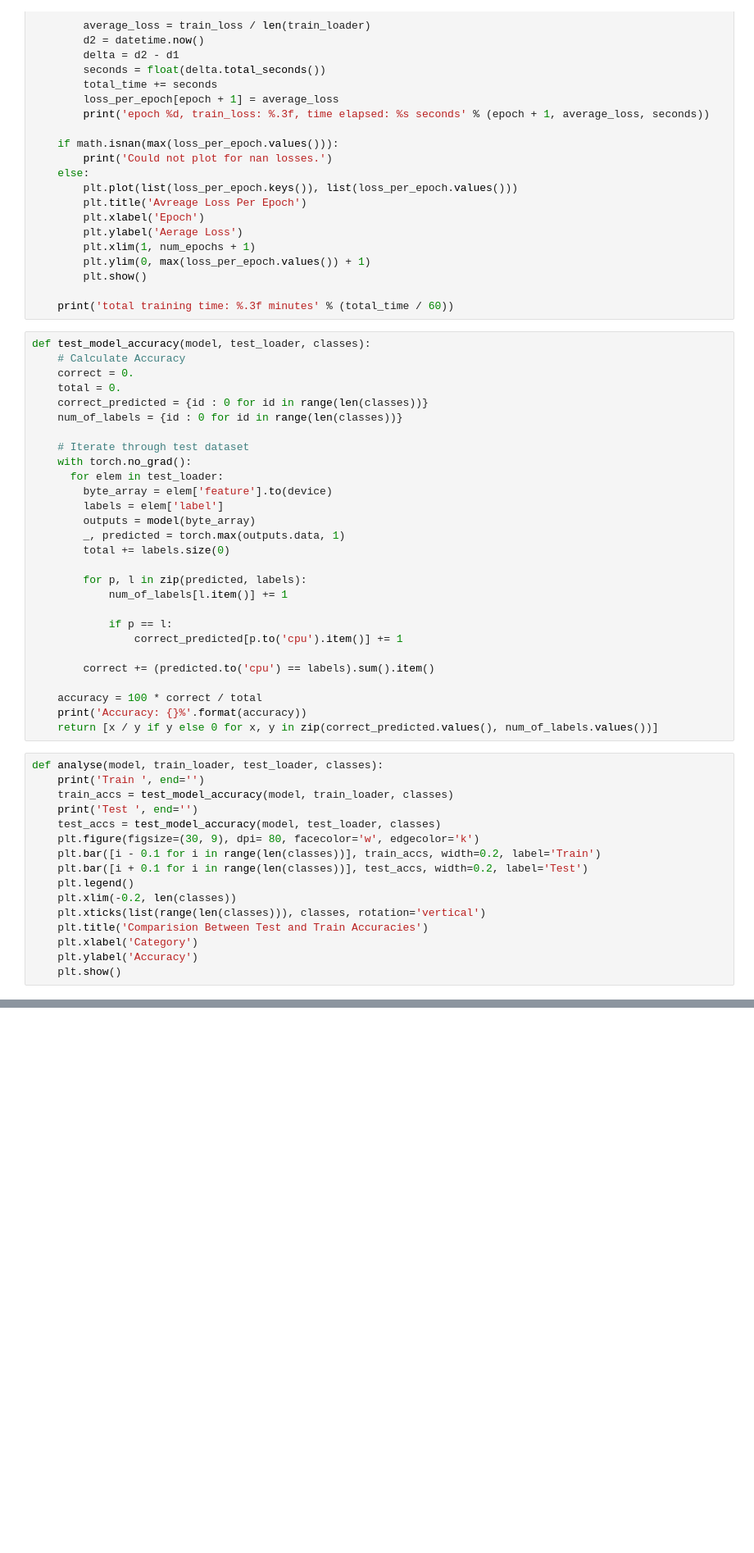
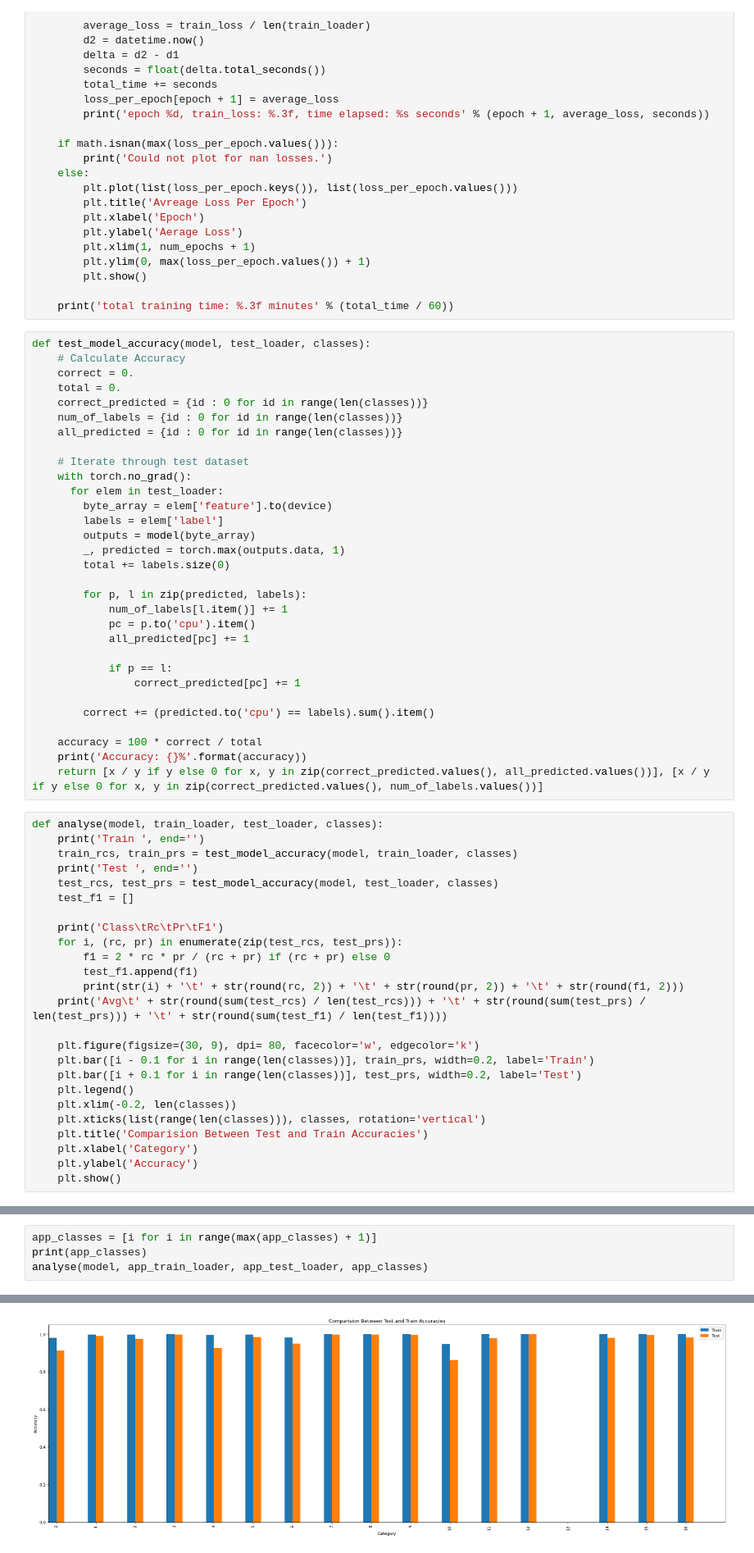
Before and after one commit to mrazimi99/deep-packet, a Jupyter notebook: DeepPacket.ipynb, the cells around one changed output, grey strips where cells are left out. Shown at 82% size. Drawn from its saved outputs; the diff is of its cells as text; blank space fills up the shorter version.

```diff
--- a/DeepPacket.ipynb
+++ b/DeepPacket.ipynb
@@ -329,6 +259,7 @@ def test_model_accuracy(model, test_loader, classes):
     total = 0.
     correct_predicted = {id : 0 for id in range(len(classes))}
     num_of_labels = {id : 0 for id in range(len(classes))}
+    all_predicted = {id : 0 for id in range(len(classes))}
 
     # Iterate through test dataset
     with torch.no_grad():
@@ -341,24 +272,35 @@ def test_model_accuracy(model, test_loader, classes):
 
         for p, l in zip(predicted, labels):
             num_of_labels[l.item()] += 1
+            pc = p.to('cpu').item()
+            all_predicted[pc] += 1
 
             if p == l:
-                correct_predicted[p.to('cpu').item()] += 1
+                correct_predicted[pc] += 1
 
         correct += (predicted.to('cpu') == labels).sum().item()
 
     accuracy = 100 * correct / total
     print('Accuracy: {}%'.format(accuracy))
-    return [x / y if y else 0 for x, y in zip(correct_predicted.values(), num_of_labels.values())]
+    return [x / y if y else 0 for x, y in zip(correct_predicted.values(), all_predicted.values())], [x / y if y else 0 for x, y in zip(correct_predicted.values(), num_of_labels.values())]
 # %%
 def analyse(model, train_loader, test_loader, classes):
     print('Train ', end='')
-    train_accs = test_model_accuracy(model, train_loader, classes)
+    train_rcs, train_prs = test_model_accuracy(model, train_loader, classes)
     print('Test ', end='')
-    test_accs = test_model_accuracy(model, test_loader, classes)
+    test_rcs, test_prs = test_model_accuracy(model, test_loader, classes)
+    test_f1 = []
+
+    print('Class\tRc\tPr\tF1')
+    for i, (rc, pr) in enumerate(zip(test_rcs, test_prs)):
+        f1 = 2 * rc * pr / (rc + pr) if (rc + pr) else 0
+        test_f1.append(f1)
+        print(str(i) + '\t' + str(round(rc, 2)) + '\t' + str(round(pr, 2)) + '\t' + str(round(f1, 2)))
+    print('Avg\t' + str(round(sum(test_rcs) / len(test_rcs))) + '\t' + str(round(sum(test_prs) / len(test_prs))) + '\t' + str(round(sum(test_f1) / len(test_f1))))
+
     plt.figure(figsize=(30, 9), dpi= 80, facecolor='w', edgecolor='k')
-    plt.bar([i - 0.1 for i in range(len(classes))], train_accs, width=0.2, label='Train')
-    plt.bar([i + 0.1 for i in range(len(classes))], test_accs, width=0.2, label='Test')
+    plt.bar([i - 0.1 for i in range(len(classes))], train_prs, width=0.2, label='Train')
+    plt.bar([i + 0.1 for i in range(len(classes))], test_prs, width=0.2, label='Test')
     plt.legend()
     plt.xlim(-0.2, len(classes))
     plt.xticks(list(range(len(classes))), classes, rotation='vertical')
@@ -415 +373,6 @@ Test Accuracy: 97.56854546916459%
 [figure]
+# %%
+app_classes = [i for i in range(max(app_classes) + 1)]
+print(app_classes)
+analyse(model, app_train_loader, app_test_loader, app_classes)
+# %% [output]
@@ -415,0 +396 @@ Test Accuracy: 97.56854546916459%
+[figure, added]
```
Also changed, not shown: parts of 19 cells of this notebook.
